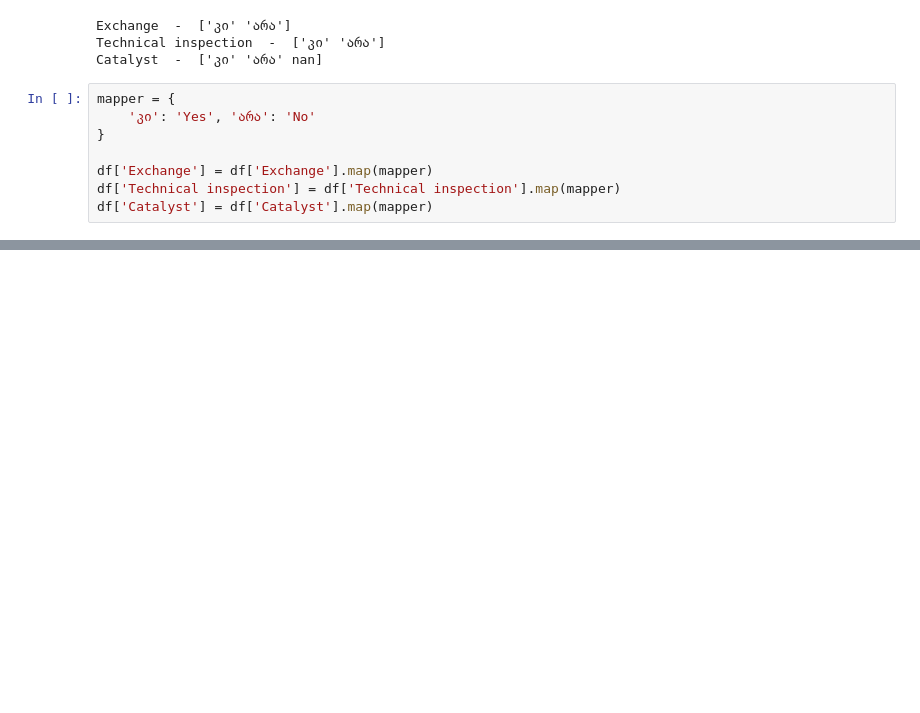
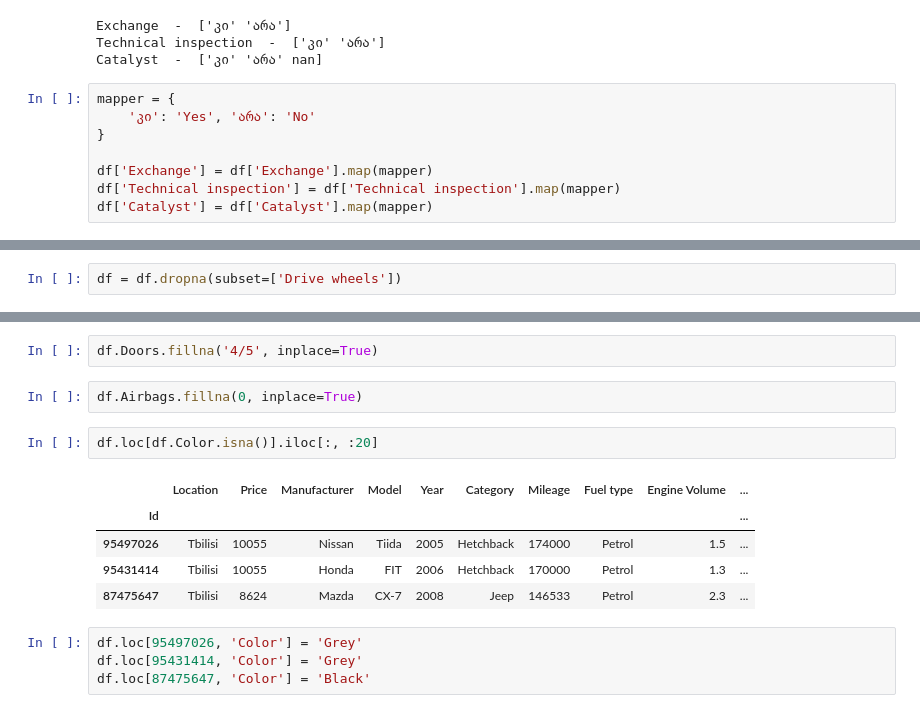
Before and after one commit to GiorgiChkhitunidze/Car-Prices-in-Georgia, a Jupyter notebook: Cleaning.ipynb, the cells around one changed output, grey strips where cells are left out. Cells and saved outputs as stored; diff of their text form; blank space fills up the shorter version.

```diff
--- a/Cleaning.ipynb
+++ b/Cleaning.ipynb
@@ -1337,0 +1388,2 @@ df.to_csv('cars-eng.csv')
+# %%
+df = df.dropna(subset=['Drive wheels'])
@@ -1337,0 +1396,16 @@ df.to_csv('cars-eng.csv')
+# %%
+df.Doors.fillna('4/5', inplace=True)
+# %%
+df.Airbags.fillna(0, inplace=True)
+# %%
+df.loc[df.Color.isna()].iloc[:, :20]
+# %% [output]
+|  | Location | Price | Manufacturer | Model | Year | Category | Mileage | Fuel type | Engine Volume | ... |
+| Id |  |  |  |  |  |  |  |  |  | ... |
+| 95497026 | Tbilisi | 10055 | Nissan | Tiida | 2005 | Hetchback | 174000 | Petrol | 1.5 | ... |
+| 95431414 | Tbilisi | 10055 | Honda | FIT | 2006 | Hetchback | 170000 | Petrol | 1.3 | ... |
+| 87475647 | Tbilisi | 8624 | Mazda | CX-7 | 2008 | Jeep | 146533 | Petrol | 2.3 | ... |
+# %%
+df.loc[95497026, 'Color'] = 'Grey'
+df.loc[95431414, 'Color'] = 'Grey'
+df.loc[87475647, 'Color'] = 'Black'
```
Also changed, not shown: parts of 84 cells of this notebook.
